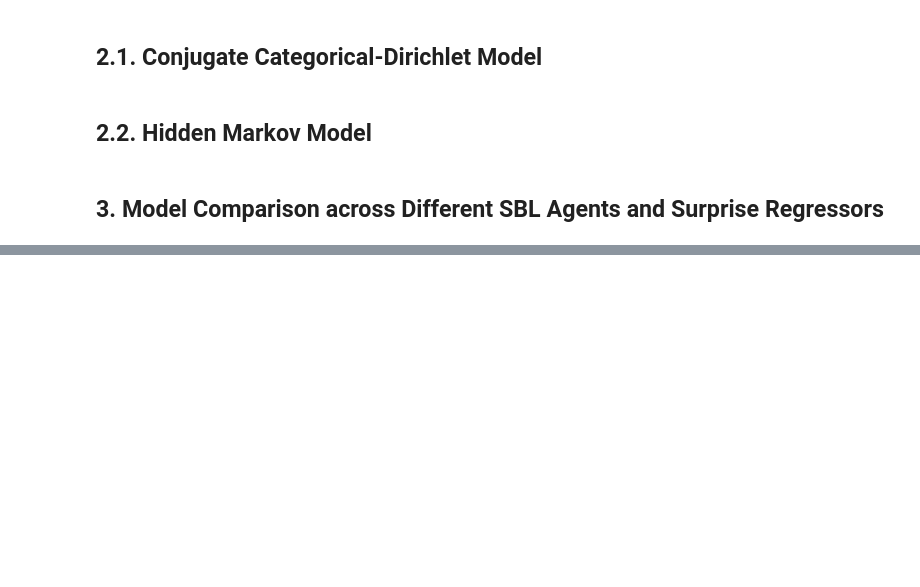
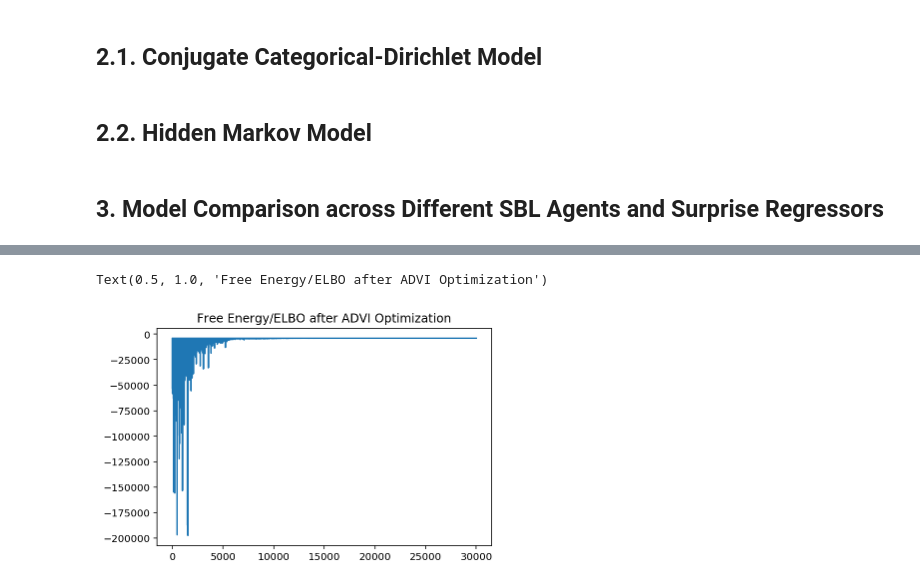
Before and after one commit to RobertTLange/SequentialBayesianLearning, a Jupyter notebook: workspace.ipynb, the cells around one changed output, grey strips where cells are left out. Cells and saved outputs as stored; diff of their text form; code cells hidden in the pictures; blank space fills up the shorter version.

```diff
--- a/workspace.ipynb
+++ b/workspace.ipynb
@@ -384,0 +256,6 @@ You can find the C code in this temporary file: /var/folders/b9/9jvh8qqs56j5p1rq
+# %%
+plt.plot(free_energy)
+plt.title("Free Energy/ELBO after ADVI Optimization")
+# %% [output]
+Text(0.5, 1.0, 'Free Energy/ELBO after ADVI Optimization')
+[figure, added]
```
Also changed, not shown: parts of 18 cells of this notebook, 1 other file.
